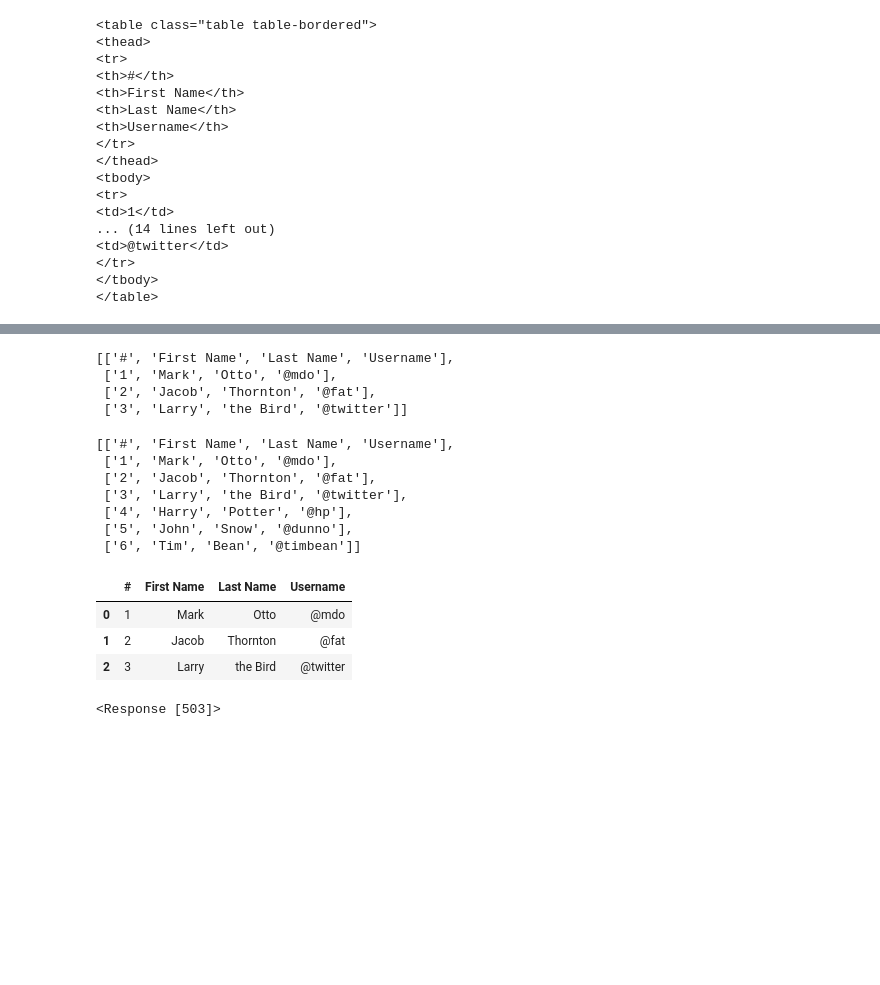
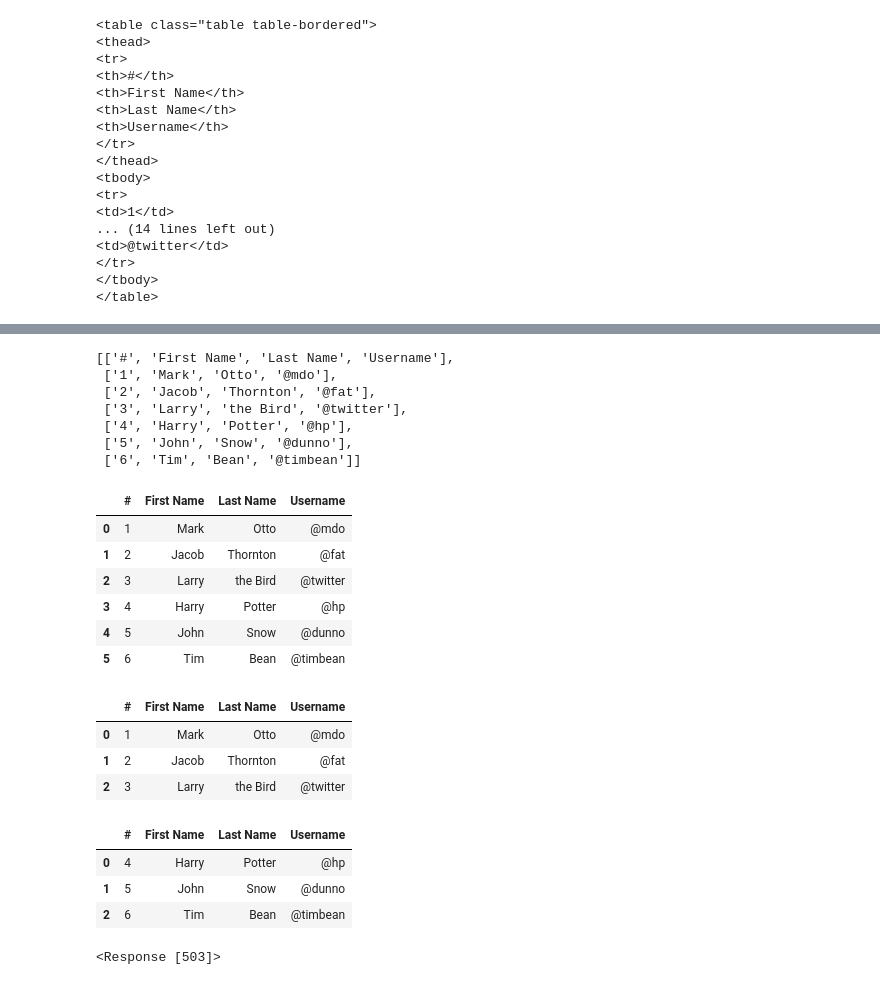
Before and after one commit to ShubhamSinghal12/DS_PP_AUG_25, a Jupyter notebook: Data Acquisition/WebScraping.ipynb, the cells around one changed output, grey strips where cells are left out. Cells and saved outputs as stored; diff of their text form; code cells hidden in the pictures; blank space fills up the shorter version.

```diff
--- a/Data Acquisition/WebScraping.ipynb
+++ b/Data Acquisition/WebScraping.ipynb
@@ -204,3 +198,23 @@ tb
 </tr>
 </tbody>
 </table>
+# %%
+# tb.find('thead')
+table_data = []
+h = True
+for tb in table_tags:
+    row = []
+    if h:
+        for th in tb.thead.find_all('th'):
+            row.append(th.text)
+
+        table_data.append(row)
+        h = False
+
+    for tr in tb.tbody.find_all('tr'):
+        row = []
+        for td in tr.find_all('td'):
+            row.append(td.text)
+
+        table_data.append(row)
+table_data
@@ -207,33 +229,26 @@ tb
+# %%
+table_data
+# %% [output]
+[['#', 'First Name', 'Last Name', 'Username'],
+ ['1', 'Mark', 'Otto', '@mdo'],
+ ['2', 'Jacob', 'Thornton', '@fat'],
+ ['3', 'Larry', 'the Bird', '@twitter'],
+ ['4', 'Harry', 'Potter', '@hp'],
+ ['5', 'John', 'Snow', '@dunno'],
+ ['6', 'Tim', 'Bean', '@timbean']]
 # %%
-table_data = []
-thead = tb.find('thead')
-tbody = tb.find('tbody')
-row = []
-for th in thead.find_all('th'):
-    row.append(th.text)
-table_data.append(row)
-
-for tr in tbody.find_all('tr'):
-    row = []
-    for td in tr.find_all('td'):
-        row.append(td.text)
-    table_data.append(row)
-table_data
+import pandas as pd
+tdata = pd.DataFrame(table_data[1:],columns=table_data[0])
-# %% [output]
-[['#', 'First Name', 'Last Name', 'Username'],
- ['1', 'Mark', 'Otto', '@mdo'],
- ['2', 'Jacob', 'Thornton', '@fat'],
- ['3', 'Larry', 'the Bird', '@twitter']]
 # %%
-table_data
+tdata
 # %% [output]
-[['#', 'First Name', 'Last Name', 'Username'],
- ['1', 'Mark', 'Otto', '@mdo'],
- ['2', 'Jacob', 'Thornton', '@fat'],
- ['3', 'Larry', 'the Bird', '@twitter'],
- ['4', 'Harry', 'Potter', '@hp'],
- ['5', 'John', 'Snow', '@dunno'],
- ['6', 'Tim', 'Bean', '@timbean']]
+|  | # | First Name | Last Name | Username |
+| 0 | 1 | Mark | Otto | @mdo |
+| 1 | 2 | Jacob | Thornton | @fat |
+| 2 | 3 | Larry | the Bird | @twitter |
+| 3 | 4 | Harry | Potter | @hp |
+| 4 | 5 | John | Snow | @dunno |
+| 5 | 6 | Tim | Bean | @timbean |
 # %%
 with open('Data.csv','w') as file:
     for row in table_data:
@@ -249,6 +265,13 @@ df[0]
 | 0 | 1 | Mark | Otto | @mdo |
 | 1 | 2 | Jacob | Thornton | @fat |
 | 2 | 3 | Larry | the Bird | @twitter |
+# %%
+df[1]
+# %% [output]
+|  | # | First Name | Last Name | Username |
+| 0 | 4 | Harry | Potter | @hp |
+| 1 | 5 | John | Snow | @dunno |
+| 2 | 6 | Tim | Bean | @timbean |
 # %%
 res = requests.get('https://www.amazon.in/s?k=mobile&page=2')
 # %%
```
Also changed, not shown: parts of 20 cells of this notebook, 1 other file.
